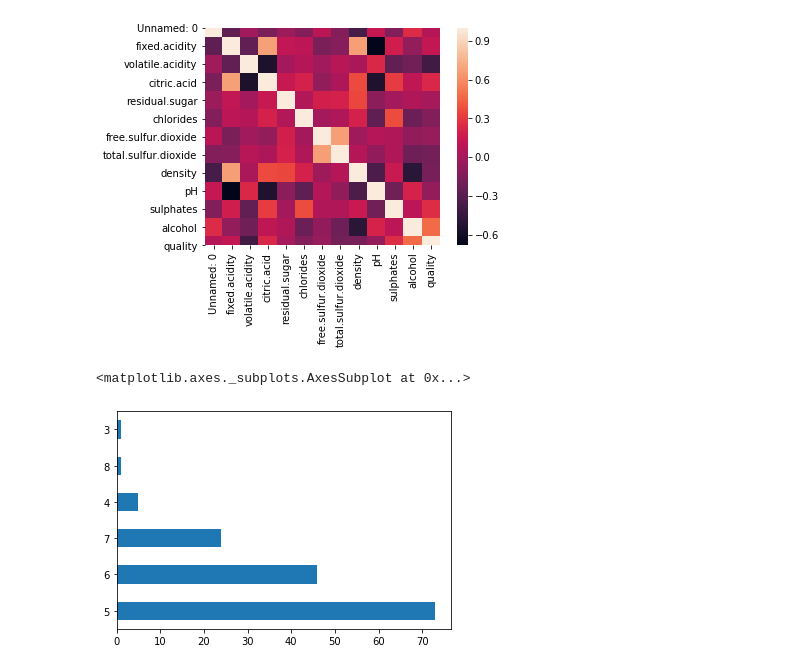
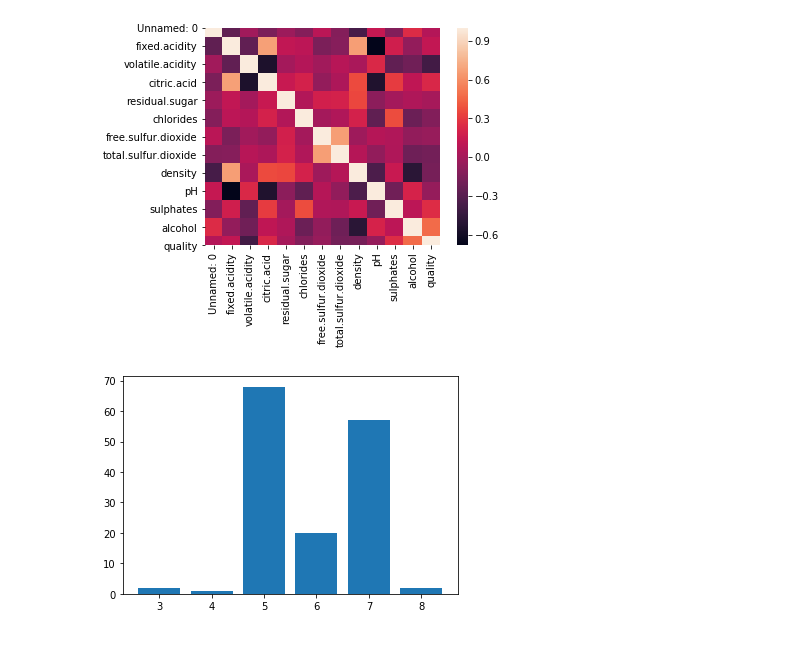
Before and after one commit to iamchiragshekars/Machine-Learning, a Jupyter notebook: Classification/Naive_Bayes-Algorithm.ipynb, the cells around one changed output. Drawn from its saved outputs; the diff is of its cells as text; code cells hidden in the pictures.

```diff
--- a/Classification/Naive_Bayes-Algorithm.ipynb
+++ b/Classification/Naive_Bayes-Algorithm.ipynb
@@ -10,4 +69,5 @@ import numpy as np
 import matplotlib.pyplot as plt
 import seaborn as sns
 # %%
-dataset = pa.read_csv(r'https://raw.githubusercontent.com/iamchiragshekars/Machine-Learning/master/Classification/wineQualityReds.csv')
+#read the dataset from git
+dataset = pa.read_csv(r'https://raw.githubusercontent.com/iamchiragshekars/Machine-Learning/master/Datasets/wineQualityReds.csv')
@@ -70,8 +135,9 @@ Y = Y.iloc[random_number]
 #dividing dataset into trainig and testing set
 from sklearn.model_selection import train_test_split
 X_train, X_test, y_train, y_test = train_test_split(X, Y, test_size=0.30)
-# %%
-y_test.value_counts().plot('barh')
-# %% [output]
-<matplotlib.axes._subplots.AxesSubplot at 0x...>
-[figure, removed]
+# %%
+#visualize the number of classed in test dataset
+plt.bar(y_test.unique(),y_test.value_counts())
+plt.show()
+# %% [output]
+[figure, added]
```
Also changed, not shown: parts of 16 cells of this notebook, 1 other file.
